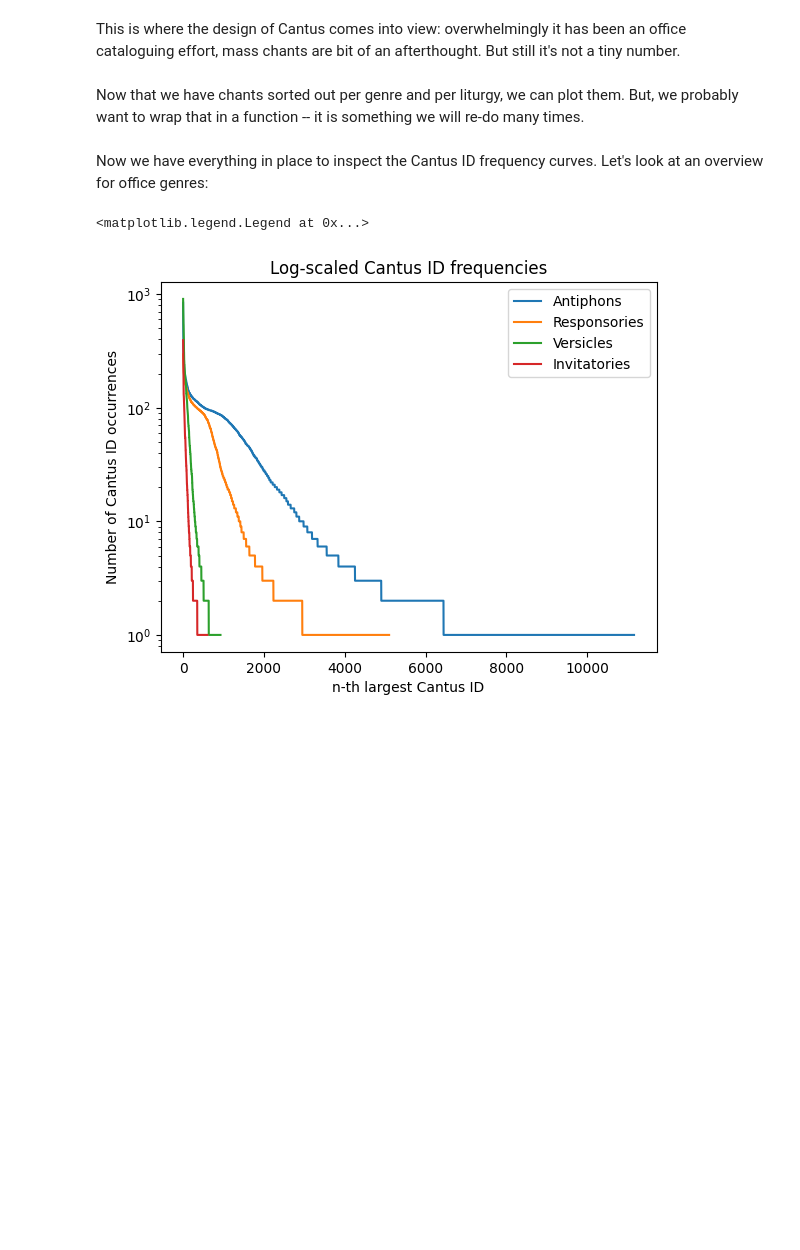
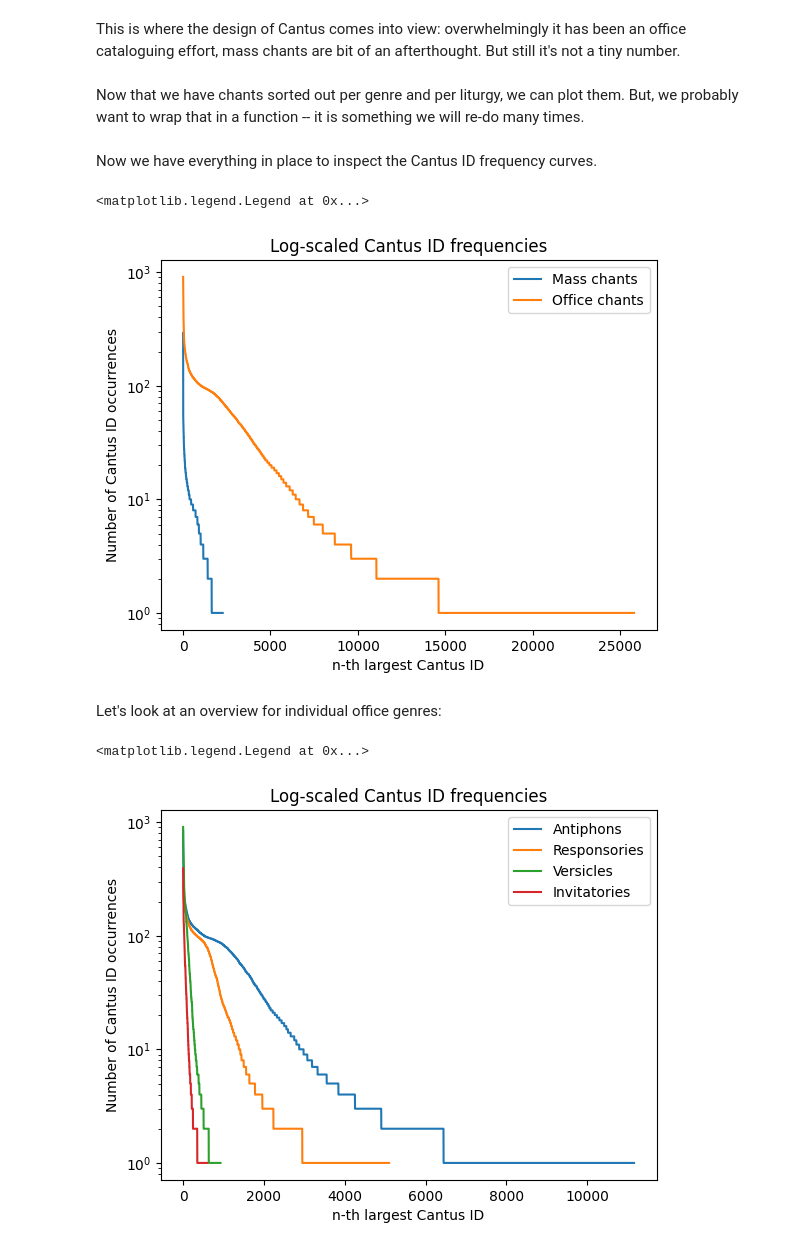
Before and after one commit to hajicj/DH-Latvia_2025-05-07, a Jupyter notebook: 2025-05-07_Practicals-1.ipynb, the cells around one changed output. Saved outputs shown, nothing was run; the diff lists cells and outputs as text; code cells hidden in the pictures; blank space fills up the shorter version.

```diff
--- a/2025-05-07_Practicals-1.ipynb
+++ b/2025-05-07_Practicals-1.ipynb
@@ -1293,7 +1287,16 @@ def plot_cid_frequencies(chants, log_scale=False, label=None, title=None):
 
   # We do NOT do plt.show() here, so that we can plot multiple curves into the same figure.
 # %% [markdown]
-Now we have everything in place to inspect the Cantus ID frequency curves. Let's look at an overview for office genres:
+Now we have everything in place to inspect the Cantus ID frequency curves.
+# %%
+plot_cid_frequencies(mass_chants, log_scale=True, label='Mass chants')
+plot_cid_frequencies(office_chants, log_scale=True, label='Office chants')
+plt.legend()
+# %% [output]
+<matplotlib.legend.Legend at 0x...>
+[figure, added]
+# %% [markdown]
+Let's look at an overview for individual office genres:
 # %%
 plot_cid_frequencies(chants_per_genre['genre_a'], log_scale=True, label='Antiphons')
 plot_cid_frequencies(chants_per_genre['genre_r'], log_scale=True, label='Responsories')
```
Also changed, not shown: parts of 59 cells of this notebook.
